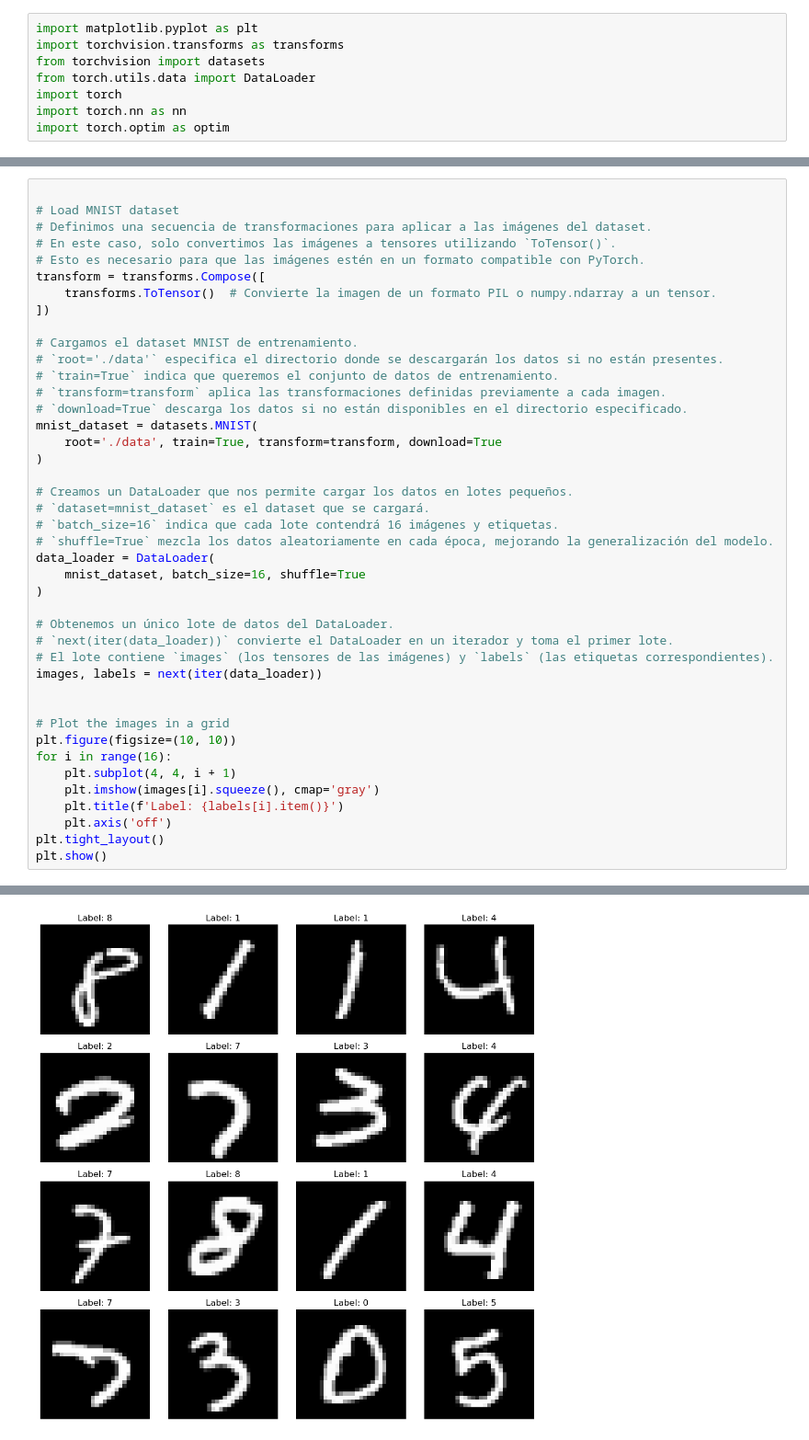
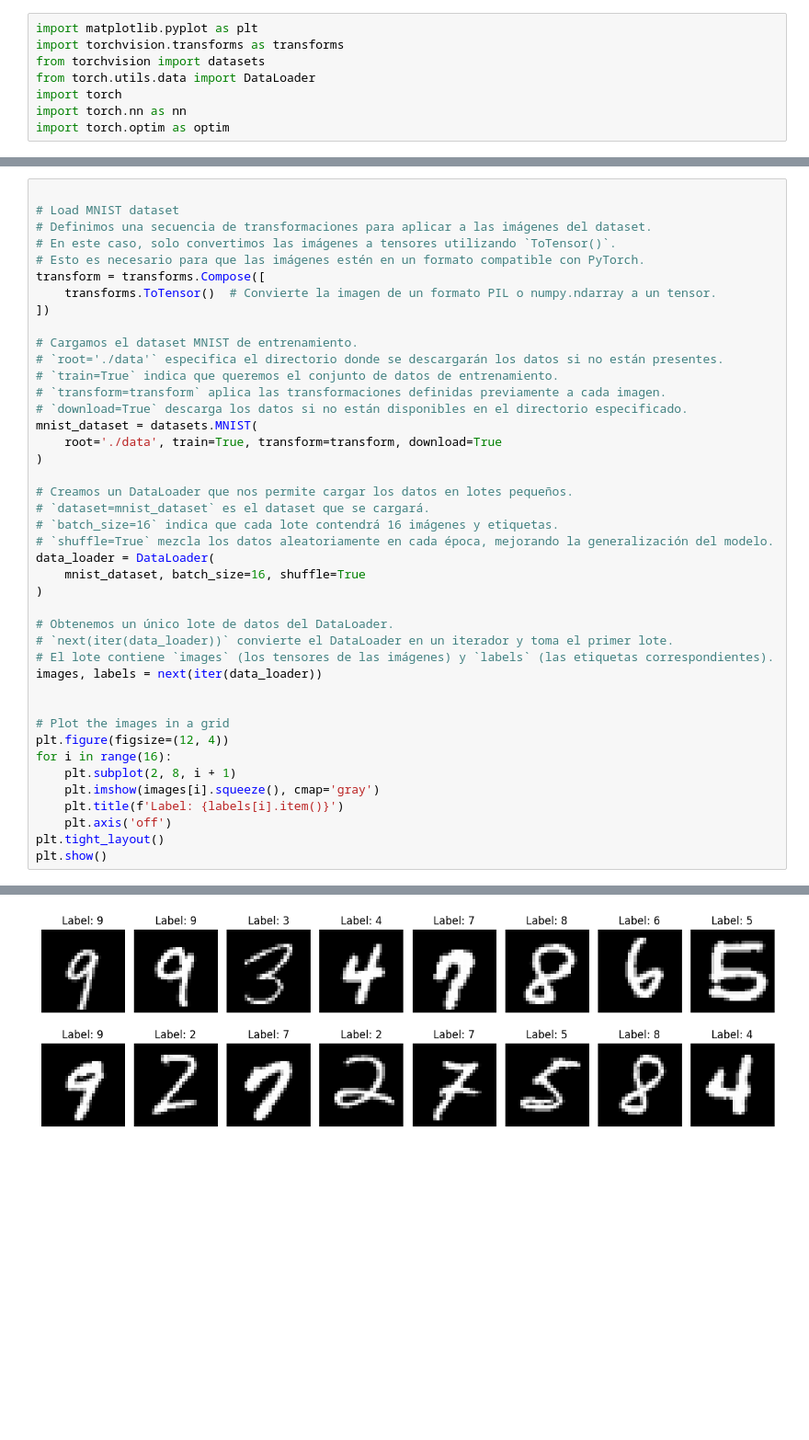
Before and after one commit to HuGod-codes/torricos-hugo, a Jupyter notebook: Actividad5/MLP_code.ipynb, the cells around one changed output, grey strips where cells are left out. Shown at 92% size. Saved outputs shown, nothing was run; the diff lists cells and outputs as text; blank space fills up the shorter version.

```diff
--- a/Actividad5/MLP_code.ipynb
+++ b/Actividad5/MLP_code.ipynb
@@ -42,9 +46,9 @@ images, labels = next(iter(data_loader))
 
 
 # Plot the images in a grid
-plt.figure(figsize=(10, 10))
+plt.figure(figsize=(12, 4))
 for i in range(16):
-    plt.subplot(4, 4, i + 1)
+    plt.subplot(2, 8, i + 1)
     plt.imshow(images[i].squeeze(), cmap='gray')
     plt.title(f'Label: {labels[i].item()}')
     plt.axis('off')
@@ -89,2 +58,2 @@ Extracting ./data\MNIST\raw\t10k-labels-idx1-ubyte.gz to ./data\MNIST\raw
-[figure, old version]
+[figure, new version]
 # %% [markdown]
```
Also changed, not shown: parts of 11 cells of this notebook, 10 other files.
